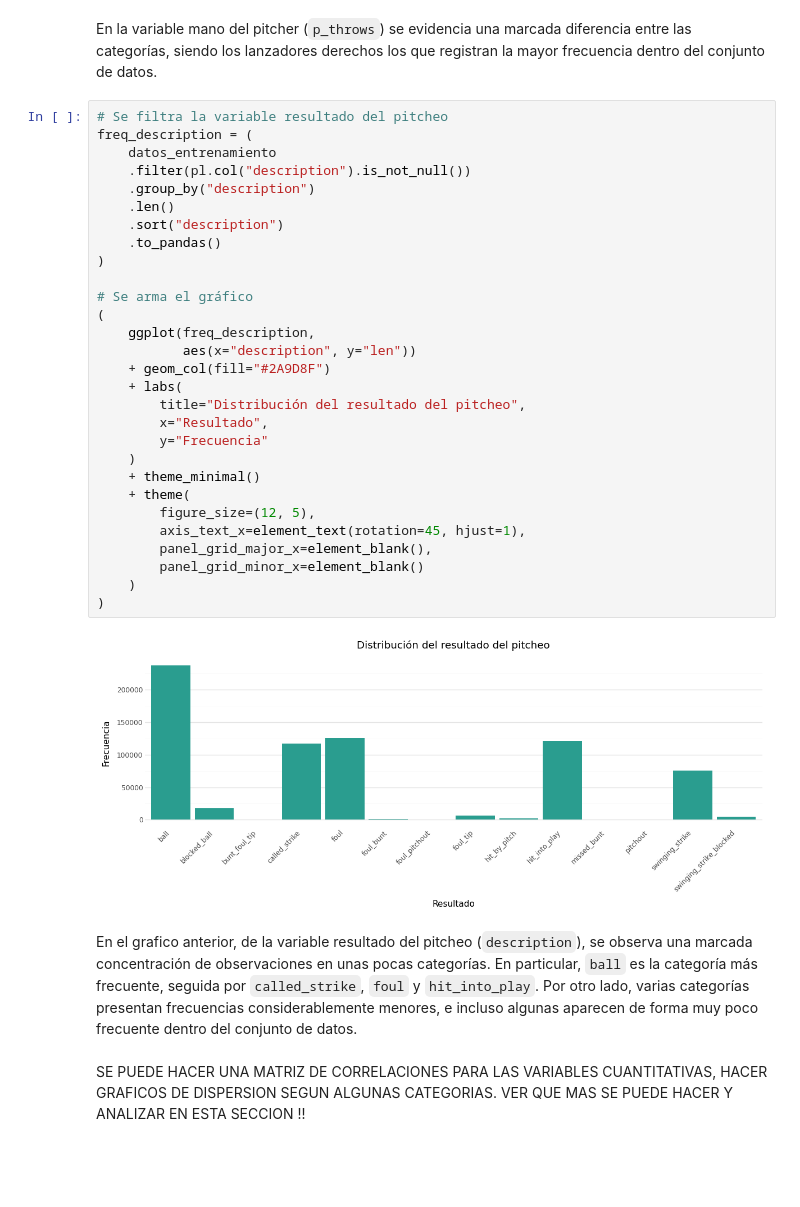
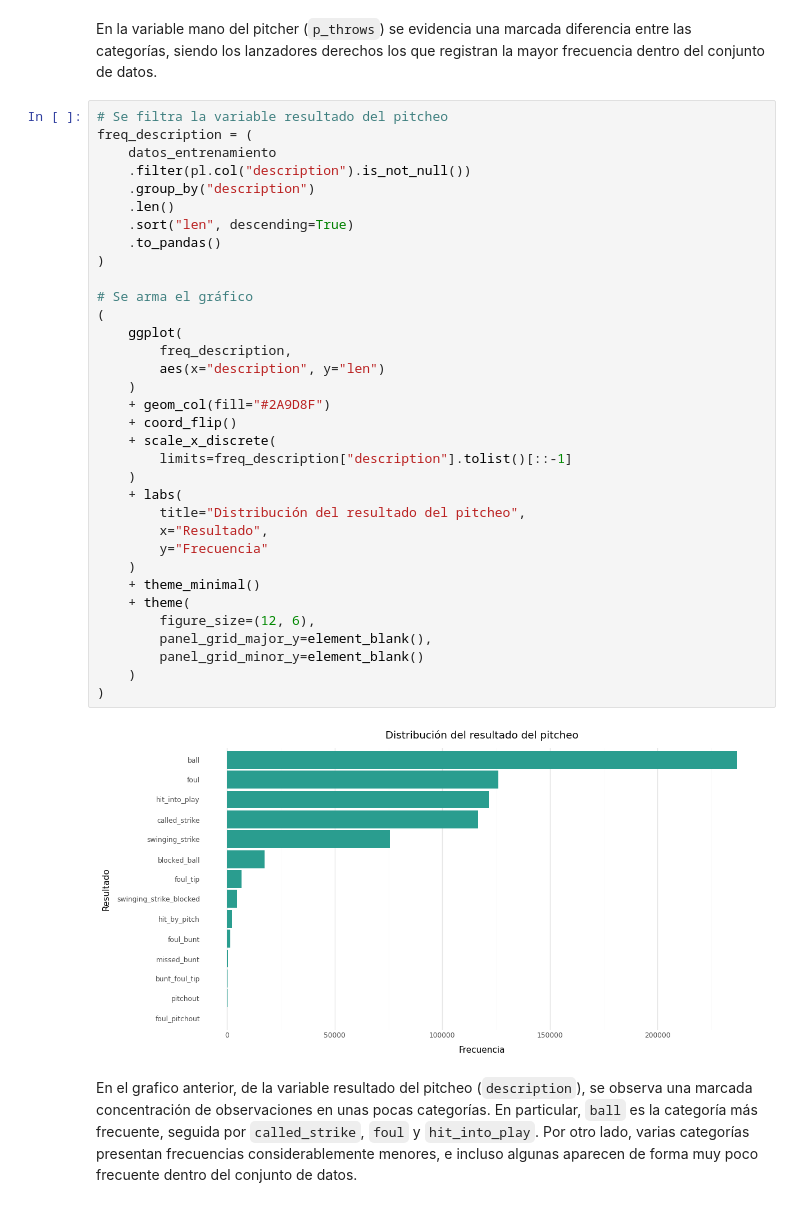
Before and after one commit to Prisfenoy/TP2_python, a Jupyter notebook: Análisis_descriptivo.ipynb, the cells around one changed output. Saved outputs shown, nothing was run; the diff lists cells and outputs as text; blank space fills up the shorter version.

```diff
--- a/Análisis_descriptivo.ipynb
+++ b/Análisis_descriptivo.ipynb
@@ -283,36 +284,38 @@ En la variable mano del pitcher (`p_throws`) se evidencia una marcada diferencia
 # %%
 # Se filtra la variable resultado del pitcheo
 freq_description = (
     datos_entrenamiento
     .filter(pl.col("description").is_not_null())
     .group_by("description")
     .len()
-    .sort("description")
+    .sort("len", descending=True)
     .to_pandas()
 )
 
 # Se arma el gráfico
 (
-    ggplot(freq_description,
-           aes(x="description", y="len"))
+    ggplot(
+        freq_description,
+        aes(x="description", y="len")
+    )
     + geom_col(fill="#2A9D8F")
+    + coord_flip()
+    + scale_x_discrete(
+        limits=freq_description["description"].tolist()[::-1]
+    )
     + labs(
         title="Distribución del resultado del pitcheo",
         x="Resultado",
         y="Frecuencia"
     )
     + theme_minimal()
     + theme(
-        figure_size=(12, 5),
-        axis_text_x=element_text(rotation=45, hjust=1),
-        panel_grid_major_x=element_blank(),
-        panel_grid_minor_x=element_blank()
+        figure_size=(12, 6),
+        panel_grid_major_y=element_blank(),
+        panel_grid_minor_y=element_blank()
     )
 )
 # %% [output]
-[figure, old version]
+[figure, new version]
 # %% [markdown]
 En el grafico anterior, de la variable resultado del pitcheo (`description`), se observa una marcada concentración de observaciones en unas pocas categorías. En particular, `ball` es la categoría más frecuente, seguida por `called_strike`, `foul` y `hit_into_play`. Por otro lado, varias categorías presentan frecuencias considerablemente menores, e incluso algunas aparecen de forma muy poco frecuente dentro del conjunto de datos.
-# %% [markdown]
-SE PUEDE HACER UNA MATRIZ DE CORRELACIONES PARA LAS VARIABLES CUANTITATIVAS, HACER GRAFICOS DE DISPERSION SEGUN ALGUNAS CATEGORIAS.
-VER QUE MAS SE PUEDE HACER Y ANALIZAR EN ESTA SECCION !!
```
Also changed, not shown: parts of 20 cells of this notebook.
